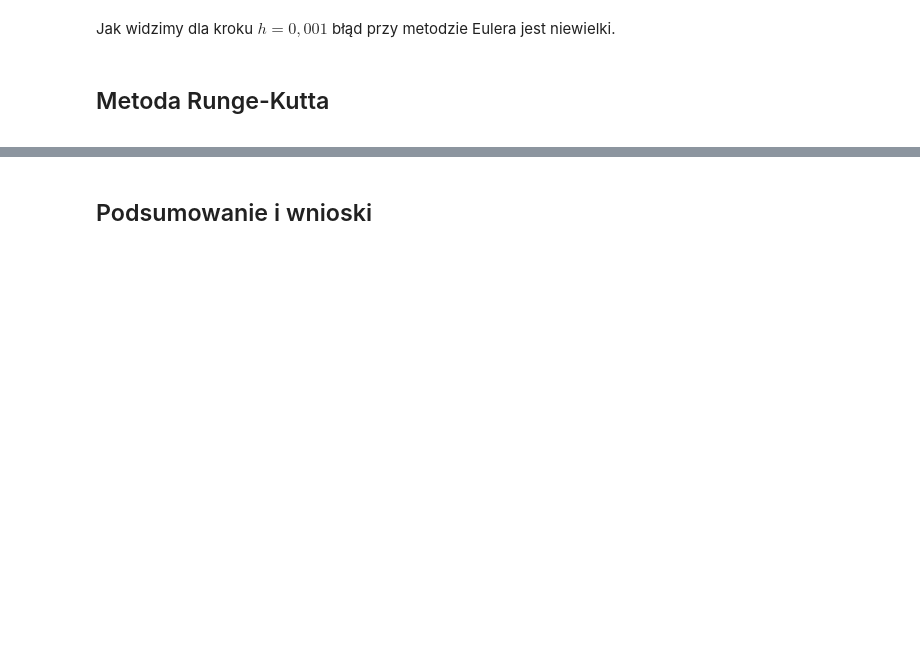
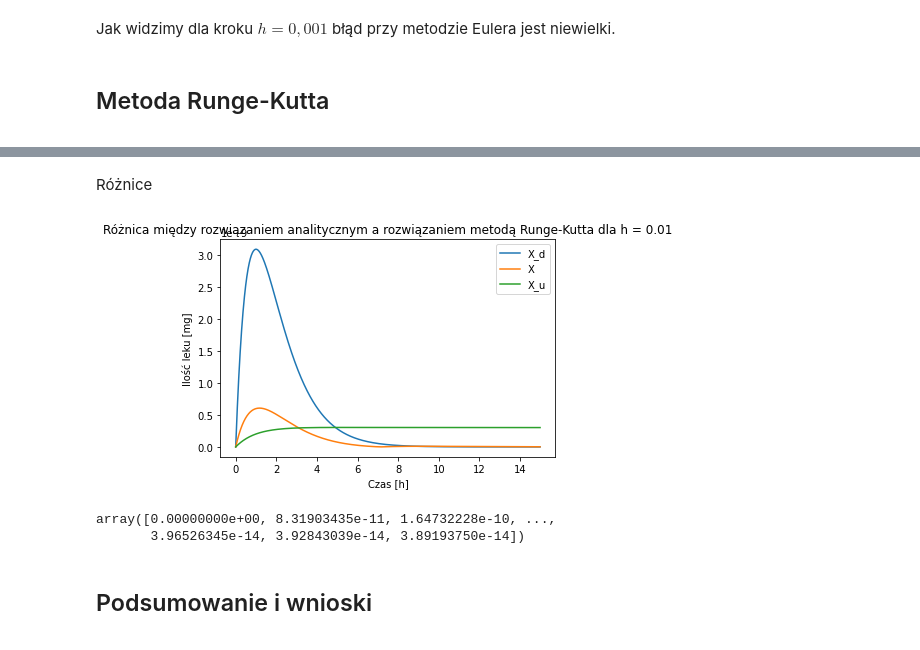
Before and after one commit to github-kamilk/Differential-equation, a Jupyter notebook: Iwach_Kowalski.ipynb, the cells around one changed output, grey strips where cells are left out. Cells and saved outputs as stored; diff of their text form; code cells hidden in the pictures; blank space fills up the shorter version.

```diff
--- a/Iwach_Kowalski.ipynb
+++ b/Iwach_Kowalski.ipynb
@@ -568,3 +579,21 @@ plt.show()
+# %% [markdown]
+Różnice
+# %%
+plt.figure()
+plt.plot(t, np.abs(xd_runge - xd), label="X_d")
+plt.plot(t, np.abs(x_runge - x), label="X")
+plt.plot(t, np.abs(xu_runge - xu), label="X_u")
+plt.xlabel("Czas [h]")
+plt.ylabel("Ilość leku [mg]")
+plt.legend(loc='upper right')
+plt.title("Różnica między rozwiązaniem analitycznym a rozwiązaniem metodą Runge-Kutta dla h = 0.01")
+plt.show()
+
+np.abs(xd_runge - xd)
+# %% [output]
+[figure, added]
+array([0.00000000e+00, 8.31903435e-11, 1.64732228e-10, ...,
+       3.96526345e-14, 3.92843039e-14, 3.89193750e-14])
 # %% [markdown]
 <p id="podsumowanie"><h2>Podsumowanie i wnioski</h2></p>
 # %% [markdown]
```
Also changed, not shown: parts of 2 cells of this notebook.
